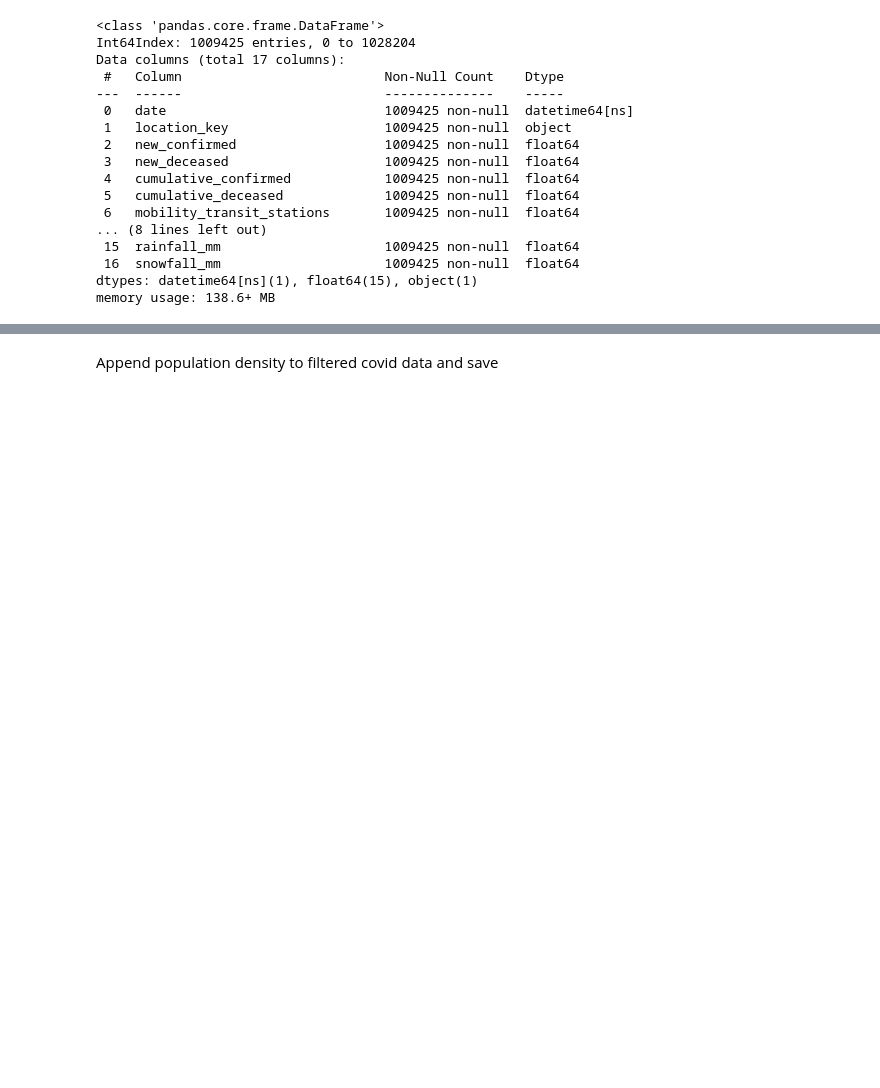
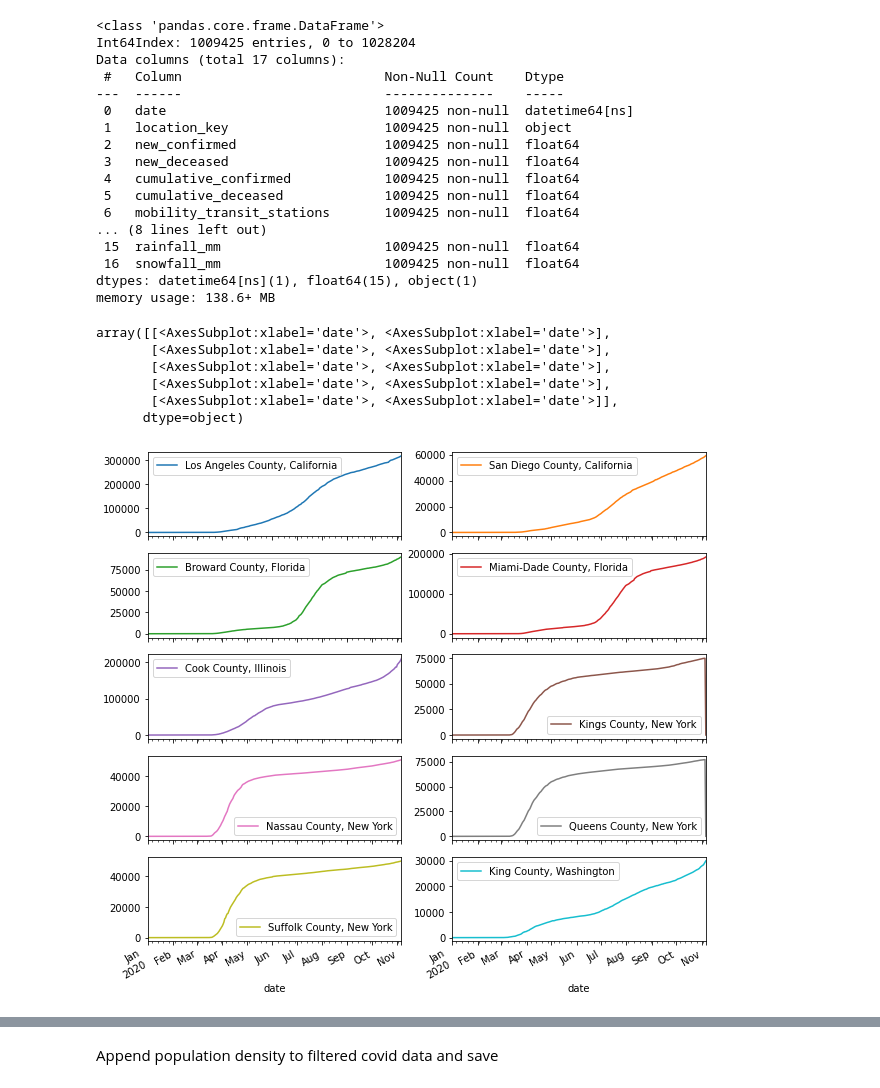
Before and after one commit to williamGlazer/ProjectX, a Jupyter notebook: notebooks/usa/usa_covid.ipynb, the cells around one changed output, grey strips where cells are left out. Saved outputs shown, nothing was run; the diff lists cells and outputs as text; code cells hidden in the pictures; blank space fills up the shorter version.

```diff
--- a/notebooks/usa/usa_covid.ipynb
+++ b/notebooks/usa/usa_covid.ipynb
@@ -116,11 +116,20 @@ dtypes: datetime64[ns](1), float64(15), object(1)
 memory usage: 138.6+ MB
 # %%
 # grouped = df_filt.groupby(['location_key']).filter(lambda x : x['new_confirmed'].count() > 200)
-num=200
+num=10
 top=df[df['new_confirmed']>25].groupby('location_key').agg({'date' : np.size}).sort_values('date',ascending=False)[0:num]
 df_filt = df[df['location_key'].isin(top.index)].fillna(0)
 
-# majorcounties = df_filt.pivot(index="date",columns="location_key", values="cumulative_confirmed")
-# majorcounties = majorcounties.drop(majorcounties.tail(2).index)
+majorcounties = df_filt.pivot(index="date",columns="location_key", values="cumulative_confirmed")
+majorcounties = majorcounties.drop(majorcounties.tail(2).index)
+majorcounties.columns = [codeToName(x) for x in majorcounties.columns]
 
-# majorcounties.plot(subplots=True,layout=(num//2,2),figsize=(10,num))
+majorcounties.plot(subplots=True,layout=(num//2,2),figsize=(10,num))
+# %% [output]
+array([[<AxesSubplot:xlabel='date'>, <AxesSubplot:xlabel='date'>],
+       [<AxesSubplot:xlabel='date'>, <AxesSubplot:xlabel='date'>],
+       [<AxesSubplot:xlabel='date'>, <AxesSubplot:xlabel='date'>],
+       [<AxesSubplot:xlabel='date'>, <AxesSubplot:xlabel='date'>],
+       [<AxesSubplot:xlabel='date'>, <AxesSubplot:xlabel='date'>]],
+      dtype=object)
+[figure, added]
```
Also changed, not shown: parts of 6 cells of this notebook, 1 other file.
